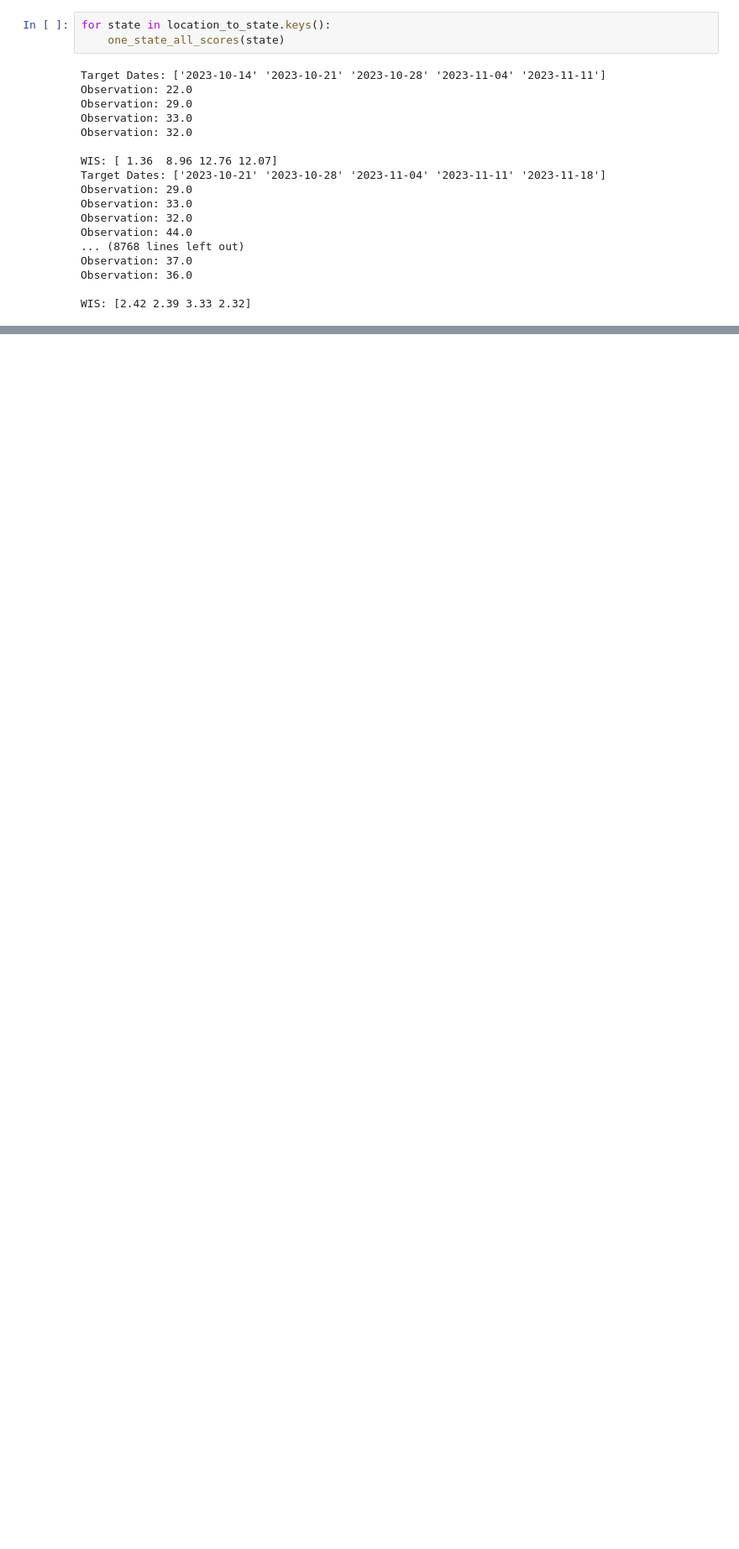
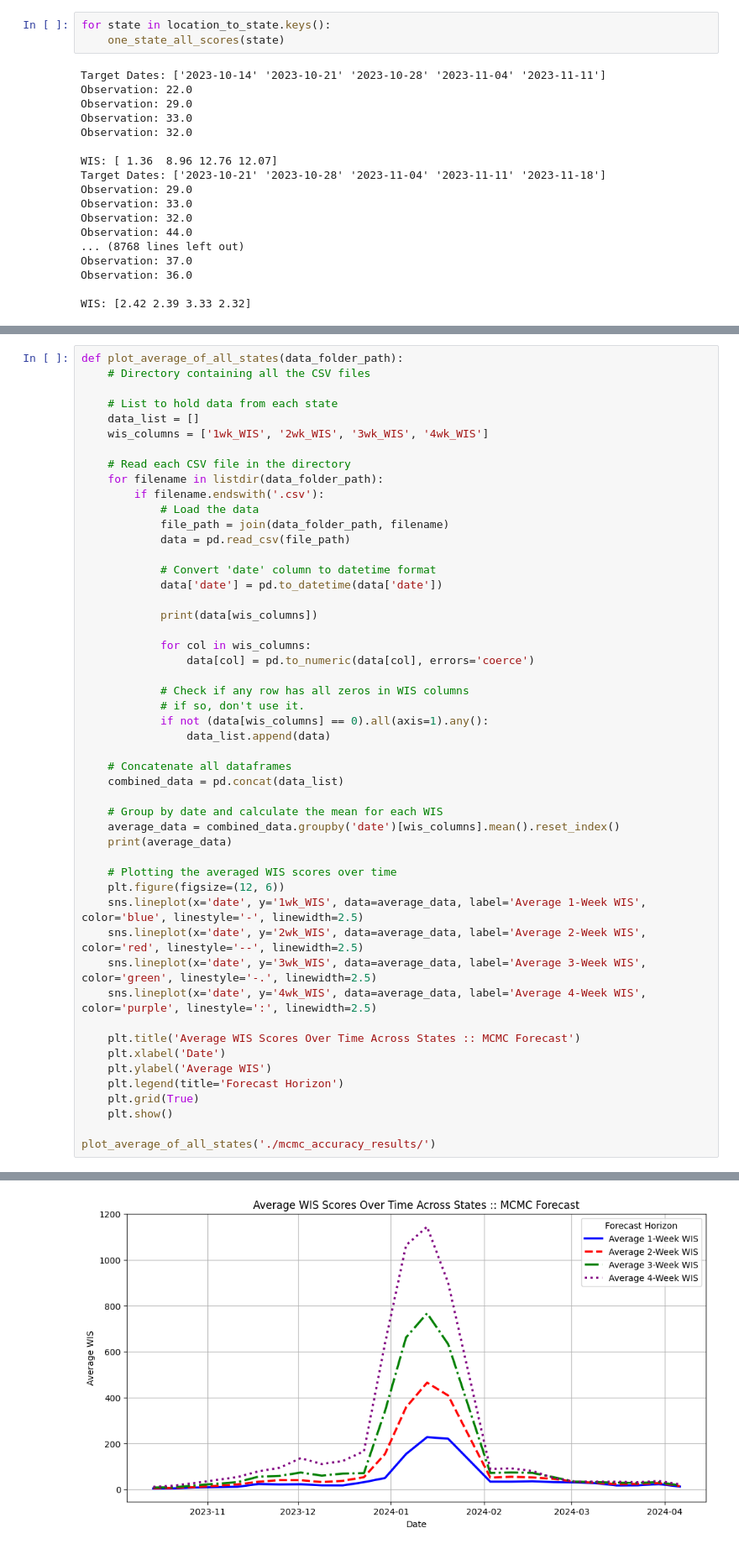
Before and after one commit to atiumcache/flu-forecast-accuracy, a Jupyter notebook: TESTING_forecast_accuracy_mcmc.ipynb, the cells around one changed output, grey strips where cells are left out. Shown at 84% size. Saved outputs shown, nothing was run; the diff lists cells and outputs as text; blank space fills up the shorter version.

```diff
--- a/forecast_accuracy_mcmc.ipynb
+++ b/TESTING_forecast_accuracy_mcmc.ipynb
@@ -299,0 +325,51 @@ WIS: [2.42 2.39 3.33 2.32]
+# %%
+def plot_average_of_all_states(data_folder_path):
+    # Directory containing all the CSV files
+
+    # List to hold data from each state
+    data_list = []
+    wis_columns = ['1wk_WIS', '2wk_WIS', '3wk_WIS', '4wk_WIS']
+
+    # Read each CSV file in the directory
+    for filename in listdir(data_folder_path):
+        if filename.endswith('.csv'):
+            # Load the data
+            file_path = join(data_folder_path, filename)
+            data = pd.read_csv(file_path)
+
+            # Convert 'date' column to datetime format
+            data['date'] = pd.to_datetime(data['date'])
+
+            print(data[wis_columns])
+
+            for col in wis_columns:
+                data[col] = pd.to_numeric(data[col], errors='coerce')
+
+            # Check if any row has all zeros in WIS columns
+            # if so, don't use it.
+            if not (data[wis_columns] == 0).all(axis=1).any():
+                data_list.append(data)
+
+    # Concatenate all dataframes
+    combined_data = pd.concat(data_list)
+
+    # Group by date and calculate the mean for each WIS
+    average_data = combined_data.groupby('date')[wis_columns].mean().reset_index()
+    print(average_data)
+
+    # Plotting the averaged WIS scores over time
+    plt.figure(figsize=(12, 6))
+    sns.lineplot(x='date', y='1wk_WIS', data=average_data, label='Average 1-Week WIS', color='blue', linestyle='-', linewidth=2.5)
+    sns.lineplot(x='date', y='2wk_WIS', data=average_data, label='Average 2-Week WIS', color='red', linestyle='--', linewidth=2.5)
+    sns.lineplot(x='date', y='3wk_WIS', data=average_data, label='Average 3-Week WIS', color='green', linestyle='-.', linewidth=2.5)
+    sns.lineplot(x='date', y='4wk_WIS', data=average_data, label='Average 4-Week WIS', color='purple', linestyle=':', linewidth=2.5)
+
+    plt.title('Average WIS Scores Over Time Across States :: MCMC Forecast')
+    plt.xlabel('Date')
+    plt.ylabel('Average WIS')
+    plt.legend(title='Forecast Horizon')
+    plt.grid(True)
+    plt.show()
+
+plot_average_of_all_states('./mcmc_accuracy_results/')
+# %% [output]
@@ -299,0 +393 @@ WIS: [2.42 2.39 3.33 2.32]
+[figure, added]
```
Also changed, not shown: parts of 4 cells of this notebook, 5 other files.
